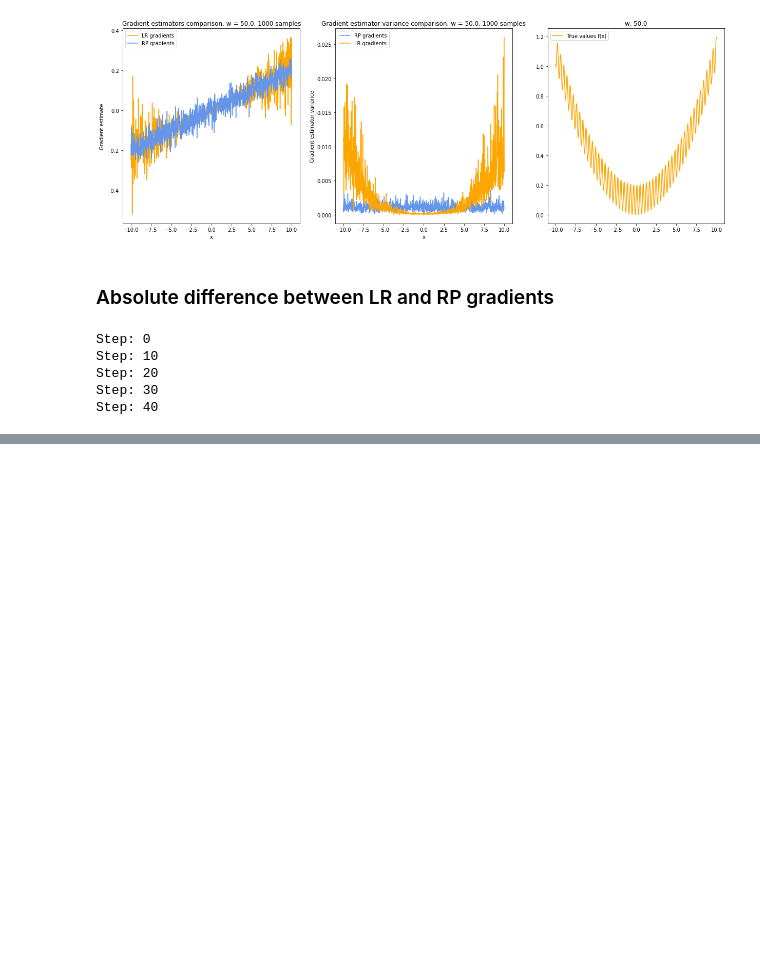
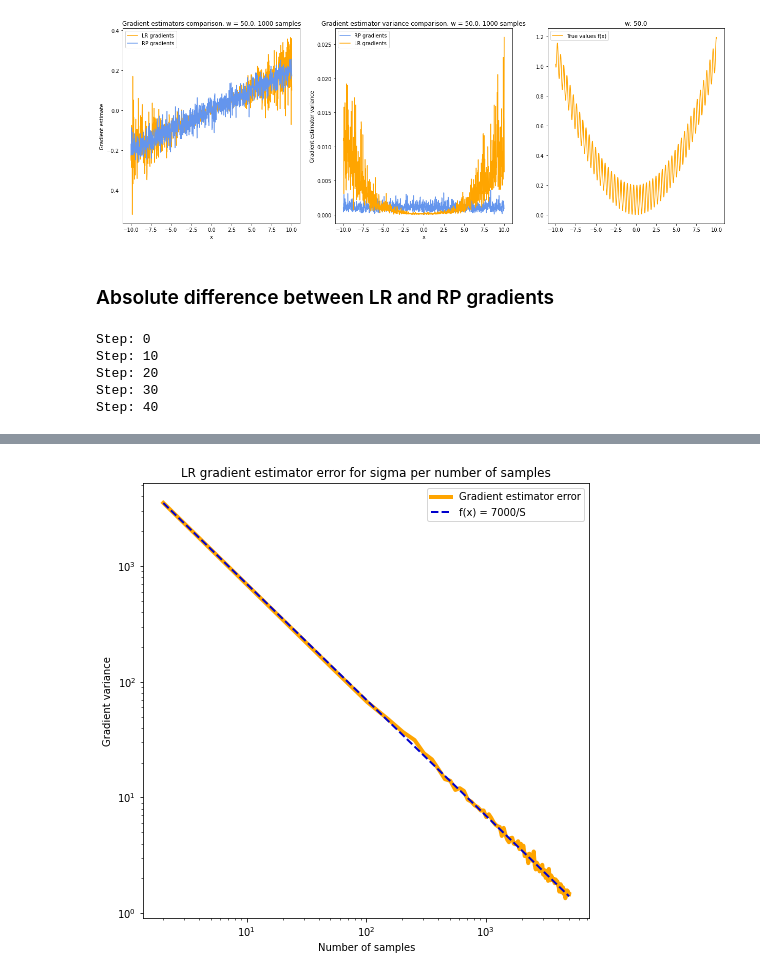
Before and after one commit to Archibald-Lafraik/pipps, a Jupyter notebook: toy_experiment/toy_experiment.ipynb, the cells around one changed output, grey strips where cells are left out. Cells and saved outputs as stored; diff of their text form; code cells hidden in the pictures; blank space fills up the shorter version.

```diff
--- a/toy_experiment/toy_experiment.ipynb
+++ b/toy_experiment/toy_experiment.ipynb
@@ -310,0 +380,23 @@ plt.show()
+# %%
+ns = np.linspace(2, 5000, 100, dtype=int)
+
+rp_errors = np.zeros((len(ns), 2, NUM_INPUTS))
+lr_errors = np.zeros((len(ns), 2, NUM_INPUTS))
+
+for i, num_samples in enumerate(ns):
+    if i % 10 == 0:
+        print(f"Step: {i}")
+
+    means = jnp.stack([jnp.full((num_samples,), x) for x in xs])
+    variances = jnp.full((NUM_INPUTS, num_samples), VARIANCE)
+
+    rp_mu, rp_var = get_rp_linear_foo_gradients(means, variances, num_samples, NUM_INPUTS)
+    rp_mu, rp_var = rp_mu.mean(axis=1), rp_var.mean(axis=1)
+
+    rp_errors[i, 0, :] = np.abs(rp_mu - np.full_like(rp_mu, 3))**2
+    rp_errors[i, 1 ,:] = np.abs(rp_var - np.full_like(rp_var, 0))**2
+
+    lr_mu, lr_var = get_lr_linear_foo_gradients(means, variances, xs, num_samples, NUM_INPUTS)
+    lr_mu, lr_var = lr_mu.mean(axis=1), lr_var.mean(axis=1)
+    lr_errors[i, 0] = np.abs(lr_mu - np.full_like(lr_mu, 3))**2
+    lr_errors[i, 1] = np.abs(lr_var - np.full_like(lr_var, 0))**2
@@ -310,0 +414,16 @@ plt.show()
+# %%
+plt.figure(figsize=(8,8))
+plt.plot(ns, lr_errors[:, 1,:].mean(axis=1), color="orange", label="Gradient estimator error", linewidth=4)
+plt.plot(ns, [(7000 / (1 * x)) for x in ns], color="mediumblue", label="f(x) = 7000/S", linestyle="dashed", linewidth=2)
+# plt.plot(ns, [(250 / (1 * x)) for x in ns], color="cornflowerblue", label="f(x) = 250/S", linestyle="dashed", linewidth=3)
+# plt.plot(ns, [(50 / (1 * x)) for x in ns], color="seagreen", label="f(x) = 50/S", linestyle="dashed", linewidth=3)
+plt.xlabel("Number of samples")
+plt.ylabel("Gradient variance")
+plt.xscale("log")
+plt.yscale("log")
+plt.title(f"LR gradient estimator error for sigma per number of samples")
+plt.legend()
+plt.savefig("lr_error_sigma.jpg", bbox_inches='tight')
+plt.show()
+# %% [output]
+[figure, added]
```
Also changed, not shown: parts of 25 cells of this notebook, 3 other files.
